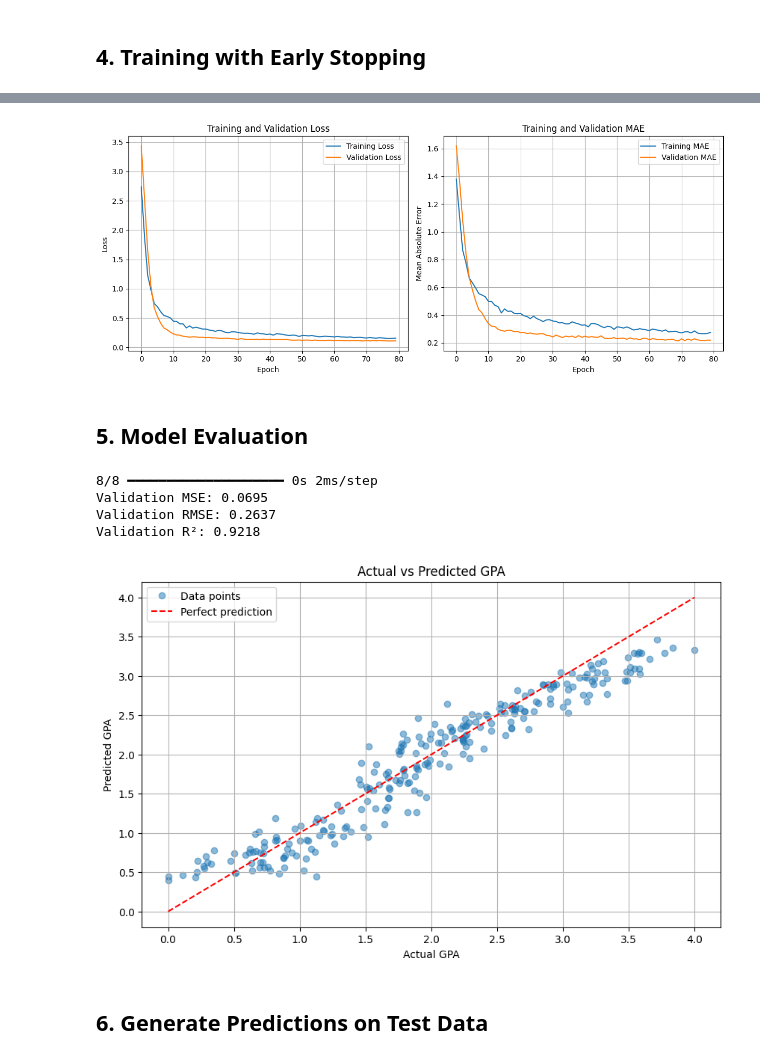
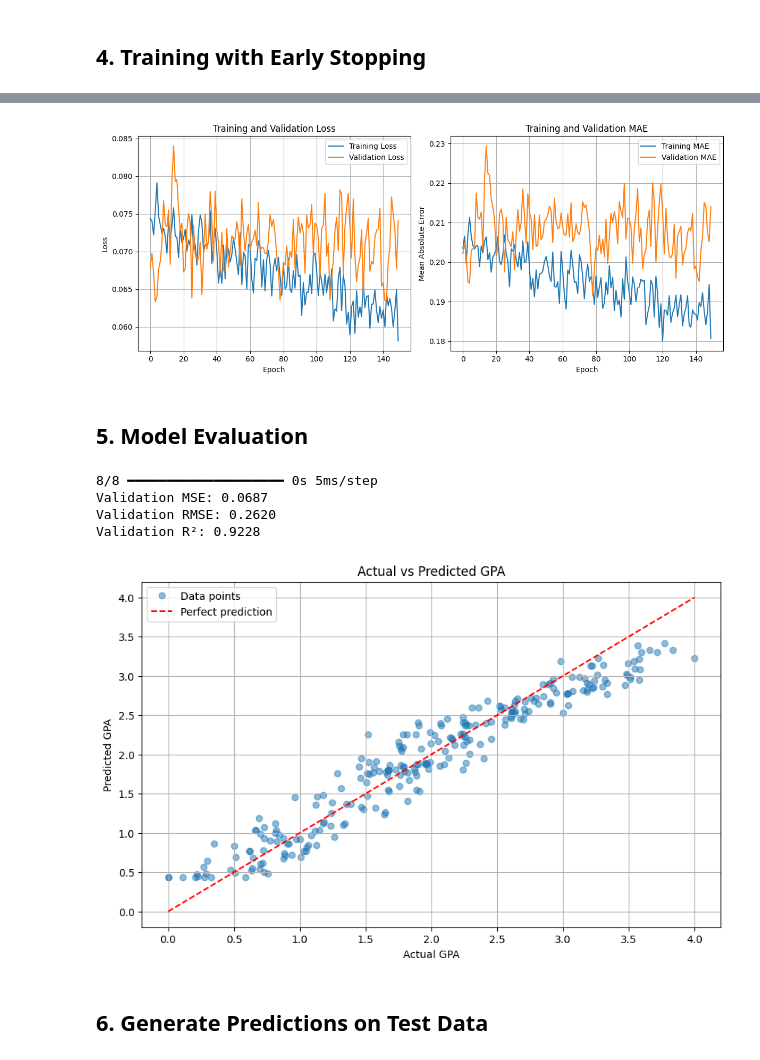
Before and after one commit to Mehregan-Gogina/Student-GPA-Analysis, a Jupyter notebook: student_GPA.ipynb, the cells around one changed output, grey strips where cells are left out. Cells and saved outputs as stored; diff of their text form; code cells hidden in the pictures.

```diff
--- a/student_GPA.ipynb
+++ b/student_GPA.ipynb
@@ -172,20 +172,11 @@ Model: "sequential"
 # %% [markdown]
 ## 4. Training with Early Stopping
 # %%
-# Add early stopping
-early_stopping = keras.callbacks.EarlyStopping(
-    monitor='val_loss',
-    patience=10,
-    restore_best_weights=True,
-    verbose=1
-)
-
-# Train the model
+# Train the model without early stopping
 history = model.fit(
     X_train_processed, y_train,
-    epochs=150,
+    epochs=150,  # Reduced from 150 since we don't have early stopping
     validation_data=(X_val_processed, y_val),
-    callbacks=[early_stopping],
     batch_size=32,
     verbose=1
 )
@@ -236,4 +227,4 @@ Restoring model weights from the end of the best epoch: 70.
-[figure, old version]
+[figure, new version]
 # %% [markdown]
 ## 5. Model Evaluation
 # %%
@@ -262,11 +253,11 @@ plt.legend(loc='upper left')
 plt.grid(True)
 plt.show()
 # %% [output]
-8/8 ━━━━━━━━━━━━━━━━━━━━ 0s 2ms/step
-Validation MSE: 0.0695
-Validation RMSE: 0.2637
-Validation R²: 0.9218
+8/8 ━━━━━━━━━━━━━━━━━━━━ 0s 5ms/step
+Validation MSE: 0.0687
+Validation RMSE: 0.2620
+Validation R²: 0.9228
-[figure, old version]
+[figure, new version]
 # %% [markdown]
 ## 6. Generate Predictions on Test Data
 # %%
```
Also changed, not shown: parts of 1 cell of this notebook.
